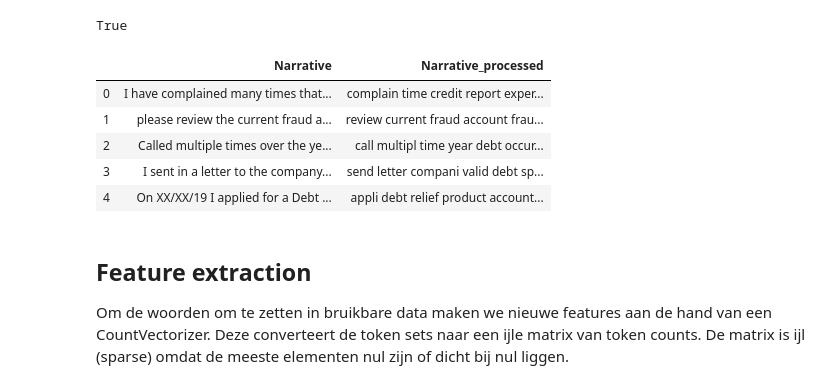
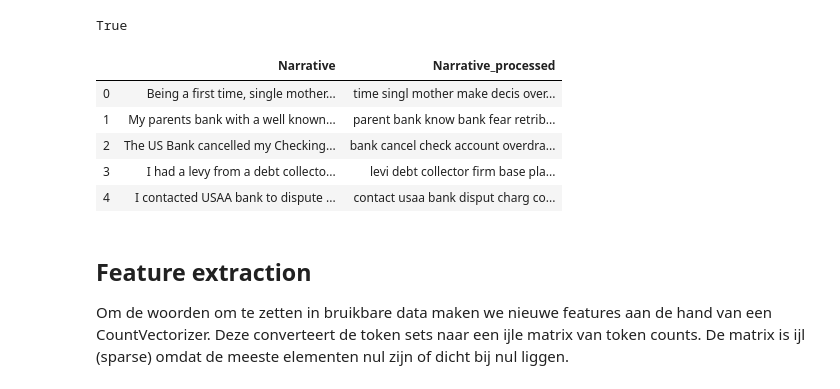
Before and after one commit to WouterStemgee/applied-machine-learning-consumer-complaints-database, a Jupyter notebook: sprint2_unsupervised-learning/sprint3_Thomas.ipynb, the cells around one changed output. Drawn from its saved outputs; the diff is of its cells as text; code cells hidden in the pictures.

```diff
--- a/sprint2_unsupervised-learning/sprint3_Thomas.ipynb
+++ b/sprint2_unsupervised-learning/sprint3_Thomas.ipynb
@@ -33,3 +33,14 @@ complaints.head()
 # %% [markdown]
 ## Data pre-processing
 De volgende stap is om de data geschikt te maken voor clustering, aan de hand van pre-processing technieken. Dit wordt op dezelfde manier gedaan als in de vorige sprint. We passen onder andere tokenization en stemming (werkwoorden en andere woorden reduceren tot hun stamvorm) toe en we verwijderen stopwoorden.
+# %%
+complaints.replace({'Product':
+             {'Credit reporting, credit repair services, or other personal consumer reports':
+              'Credit reporting, repair, or other',
+              'Credit reporting': 'Credit reporting, repair, or other',
+             'Credit card': 'Credit card or prepaid card',
+             'Prepaid card': 'Credit card or prepaid card',
+             'Payday loan': 'Payday loan, title loan, or personal loan',
+             'Money transfer': 'Money transfer, virtual currency, or money service',
+             'Virtual currency': 'Money transfer, virtual currency, or money service'}},
+            inplace= True)
@@ -35,0 +55,7 @@ De volgende stap is om de data geschikt te maken voor clustering, aan de hand va
+# %%
+def sampling_k_elements(category, k=5000):
+    if len(category) < k:
+        return category
+    return category.sample(k)
+
+balanced = complaints.groupby('Product').apply(sampling_k_elements).reset_index(drop=True)
@@ -66,15 +100,15 @@ def processing(string):
     result = [SnowballStemmer('english').stem(WordNetLemmatizer().lemmatize(token, pos='v')) for token in tokens]
     return ' ' . join(result)
 # %%
-complaints['Narrative_processed'] = complaints['Narrative'].apply(processing)
-complaints[['Narrative','Narrative_processed']].head()
+balanced['Narrative_processed'] = balanced['Narrative'].apply(processing)
+balanced[['Narrative','Narrative_processed']].head()
 # %% [output]
 |  | Narrative | Narrative_processed |
-| 0 | I have complained many times that... | complain time credit report exper... |
-| 1 | please review the current fraud a... | review current fraud account frau... |
-| 2 | Called multiple times over the ye... | call multipl time year debt occur... |
-| 3 | I sent in a letter to the company... | send letter compani valid debt sp... |
-| 4 | On XX/XX/19 I applied for a Debt ... | appli debt relief product account... |
+| 0 | Being a first time, single mother... | time singl mother make decis over... |
+| 1 | My parents bank with a well known... | parent bank know bank fear retrib... |
+| 2 | The US Bank cancelled my Checking... | bank cancel check account overdra... |
+| 3 | I had a levy from a debt collecto... | levi debt collector firm base pla... |
+| 4 | I contacted USAA bank to dispute ... | contact usaa bank disput charg co... |
 # %% [markdown]
 ## Feature extraction
 Om de woorden om te zetten in bruikbare data maken we nieuwe features aan de hand van een CountVectorizer. Deze converteert de token sets naar een ijle matrix van token counts. De matrix is ijl (sparse) omdat de meeste elementen nul zijn of dicht bij nul liggen.
```
Also changed, not shown: parts of 9 cells of this notebook.
